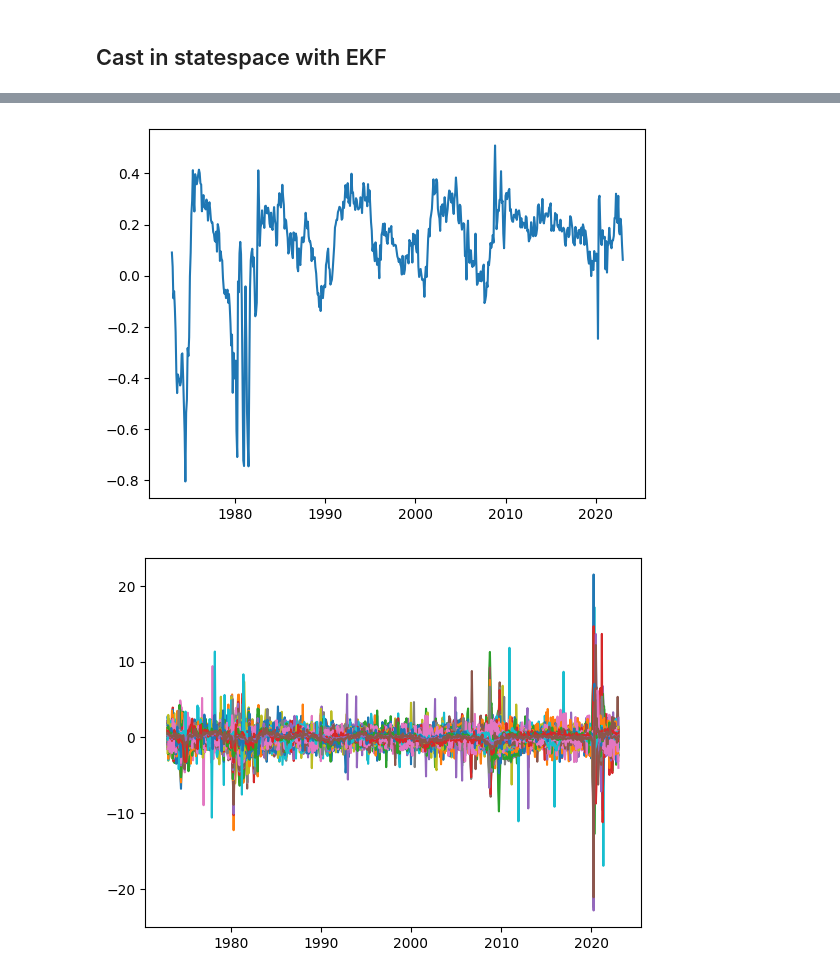
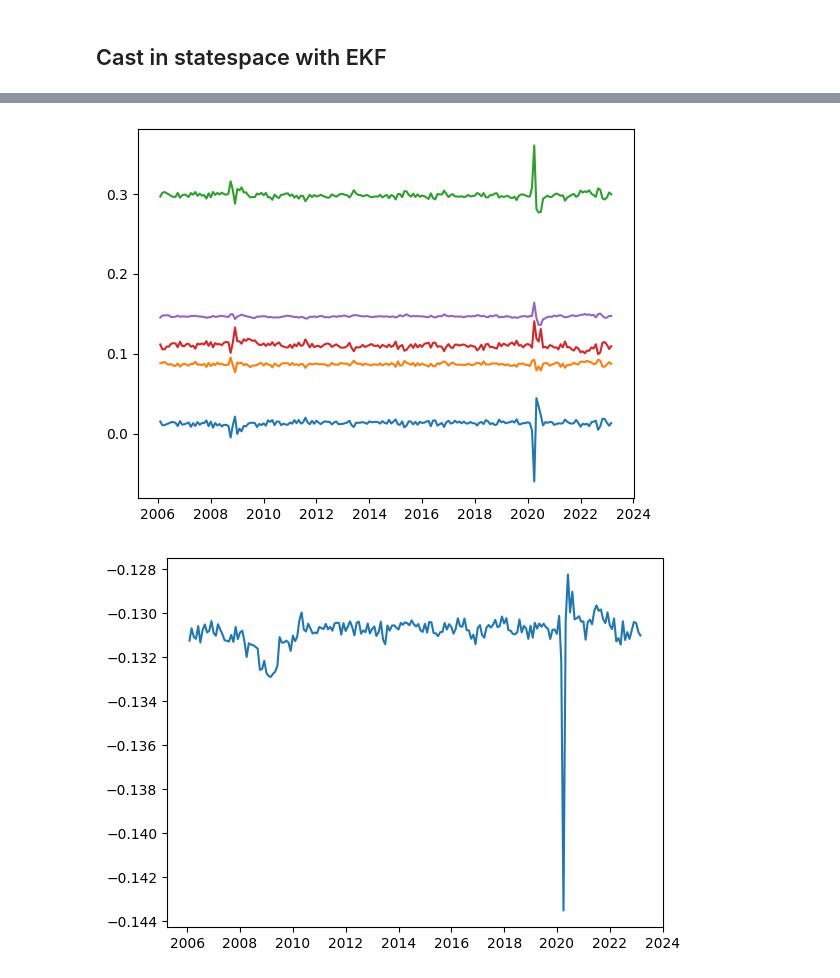
Before and after one commit to julianvanmeggelen/Thesis, a Jupyter notebook: Empirical/fredmd.ipynb, the cells around one changed output, grey strips where cells are left out. Cells and saved outputs as stored; diff of their text form; code cells hidden in the pictures.

```diff
--- a/Empirical/fredmd.ipynb
+++ b/Empirical/fredmd.ipynb
@@ -29,6 +26,6 @@ The autoreload extension is already loaded. To reload it, use:
 # %%
 
-y, mask, index= load_y()
+y, mask, index= load_y(daterange=['1950-01-01', '2024-01-01'])
 y[np.isnan(y)] = 0
 print(y.shape)
 plt.plot(index,y);
@@ -41,7 +38,7 @@ cfg.factor_dim = 5
 cfg.obs_dim = y.shape[1]
 cfg.p_factor = 2
 cfg.p_eps = 0
-cfg.T_train = 300
+cfg.T_train = 600
 cfg.T_test = 129
 cfg.T_val = 100
 cfg.T = y.shape[0] #529
@@ -73,13 +70,15 @@ plt.axvline(x=index[cfg.T_train+cfg.T_val])
 # %%
 
-cfg.lr = 0.001
+cfg.lr = 0.01
+cfg.max_iter = 10
+cfg.n_epochs = 10
 cfg.obs_dim = y_train.shape[1]
-dec = Decoder(hidden_dim=[cfg.factor_dim, cfg.obs_dim], activation=nn.Tanh(), lastLayerLinear=True)
-enc = Encoder(hidden_dim=[cfg.obs_dim, 50, cfg.factor_dim], activation=nn.Tanh(), lastLayerLinear=False)
+dec = Decoder(hidden_dim=[cfg.factor_dim, 20,80, cfg.obs_dim], activation=nn.Sigmoid(), lastLayerLinear=True)
+enc = Encoder(hidden_dim=[cfg.obs_dim, 80,20, cfg.factor_dim], activation=nn.Sigmoid(), lastLayerLinear=False)
 mod = AutoEncoder(enc=enc, dec=dec)
 print(f"Number of trainable paramaters {get_trainable_params(mod)}")
-errorProcess = IIDErrorProcess(n=cfg.obs_dim, T = cfg.T)
-#errorProcess = ArErrorProcess(n=cfg.obs_dim, T = cfg.T, d=5)
+#errorProcess = IIDErrorProcess(n=cfg.obs_dim, T = cfg.T)
+errorProcess = ArErrorProcess(n=cfg.obs_dim, T = cfg.T, d=1)
 metrics = []
 train_hist = trainMCMCMasked(X_train=y_train, X_val = y_val, weights_train=weights_train, weights_val=weights_val, model=mod, errorProcess = errorProcess, n_epoch=cfg.n_epoch, lr = cfg.lr, batch_size=cfg.batch_size, metrics=metrics, max_iter=cfg.max_iter)
 print(f"Training loss: {train_hist['train_loss'][-1]}, Validation Loss: {train_hist['val_loss'][-1]}")
@@ -159,14 +188,15 @@ def computeCI(F, f):
             for i in range(F.shape[1]):
                 sum += f[t,k] * (jac[k,i]**2)/fn
         res.append(sum)
-    return res
+    return np.array(res)
 
 F = mod.enc.sequential[0].weight.detach().numpy()
 CI = computeCI(F, f_hat)
 
 plt.plot(index,CI)
 plt.figure()
-i = np.argwhere(index > '2008').min()
-plt.plot(index[i:],CI[i:])
+flip = False
+i = np.argwhere(index > '2006').min()
+plt.plot(index[i:],CI[i:] * (-1 if flip else 1))
 # %% [output]
 [<matplotlib.lines.Line2D at 0x...>]
@@ -200,7 +245,9 @@ from filterpy.kalman import ExtendedKalmanFilter as ExtendedKalmanFilter
 dim_x = cfg.factor_dim
 dim_z = cfg.obs_dim
 ekf = ExtendedKalmanFilter(dim_x, dim_z)
+ekf.R = np.diag(np.diag(np.where(errorProcess.cov < 0, 0.0, errorProcess.cov)))
 ekf.R = np.diag(np.diag(obs_cov))
+
 #ekf.Q = res.sigma_u
 ekf.F = res.params[:-1]
 ekf.P = res.sigma_u
@@ -218,7 +265,14 @@ for i in range(y.shape[0]):
     zs.append(ekf.z)
 plt.plot(index, np.stack(xs));
 plt.figure()
-plt.plot(index, computeCI(F, np.stack(xs)))
+i = np.argwhere(index > '2006').min()
+plt.plot(index[i:], np.stack(xs)[i:]);
+plt.figure()
+flip = True
+CI_filtered = computeCI(F, np.stack(xs))
+plt.plot(index[i:],CI_filtered[i:] * (-1 if flip else 1))
+plt.figure()
+plt.plot(index, CI_filtered * (-1 if flip else 1))
 plt.figure()
 plt.plot(index, np.stack(zs));
 # %% [output]
@@ -226,2 +280,2 @@ plt.plot(index, np.stack(zs));
-[figure, old version]
+[figure, new version]
-[figure, old version]
+[figure, new version]
```
Also changed, not shown: parts of 18 cells of this notebook, 11 other files.
